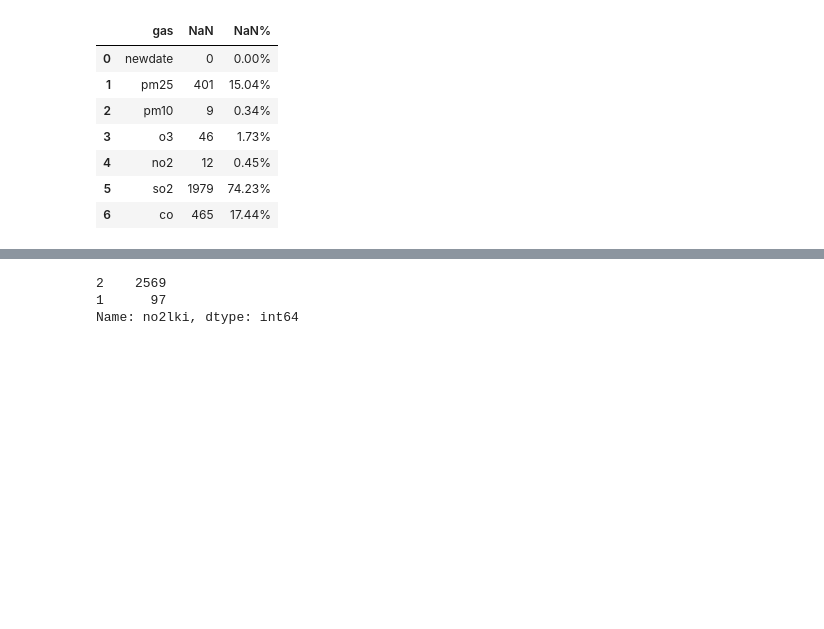
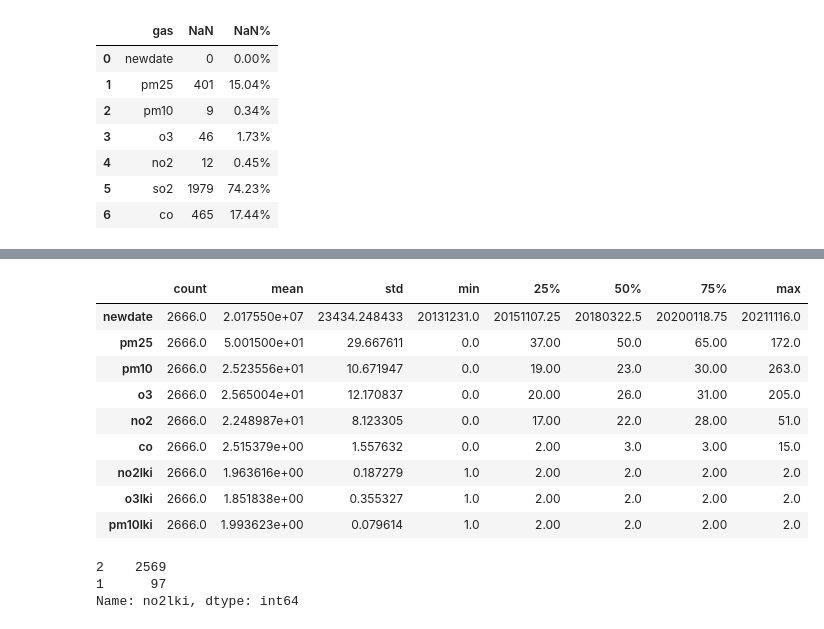
Before and after one commit to ClauCarloni/data_final_project, a Jupyter notebook: dutch_daily_weather_data.ipynb, the cells around one changed output, grey strips where cells are left out. Saved outputs shown, nothing was run; the diff lists cells and outputs as text; code cells hidden in the pictures; blank space fills up the shorter version.

```diff
--- a/dutch_daily_weather_data.ipynb
+++ b/dutch_daily_weather_data.ipynb
@@ -834,3 +840,16 @@ aqNaN
+# %%
+air_quality.describe().T
+# %% [output]
+|  | count | mean | std | min | 25% | 50% | 75% | max |
+| newdate | 2666.0 | 2.017550e+07 | 23434.248433 | 20131231.0 | 20151107.25 | 20180322.5 | 20200118.75 | 20211116.0 |
+| pm25 | 2666.0 | 5.001500e+01 | 29.667611 | 0.0 | 37.00 | 50.0 | 65.00 | 172.0 |
+| pm10 | 2666.0 | 2.523556e+01 | 10.671947 | 0.0 | 19.00 | 23.0 | 30.00 | 263.0 |
+| o3 | 2666.0 | 2.565004e+01 | 12.170837 | 0.0 | 20.00 | 26.0 | 31.00 | 205.0 |
+| no2 | 2666.0 | 2.248987e+01 | 8.123305 | 0.0 | 17.00 | 22.0 | 28.00 | 51.0 |
+| co | 2666.0 | 2.515379e+00 | 1.557632 | 0.0 | 2.00 | 3.0 | 3.00 | 15.0 |
+| no2lki | 2666.0 | 1.963616e+00 | 0.187279 | 1.0 | 2.00 | 2.0 | 2.00 | 2.0 |
+| o3lki | 2666.0 | 1.851838e+00 | 0.355327 | 1.0 | 2.00 | 2.0 | 2.00 | 2.0 |
+| pm10lki | 2666.0 | 1.993623e+00 | 0.079614 | 1.0 | 2.00 | 2.0 | 2.00 | 2.0 |
 # %%
 no2lki = []
 LKI = 0
```
Also changed, not shown: parts of 84 cells of this notebook.
